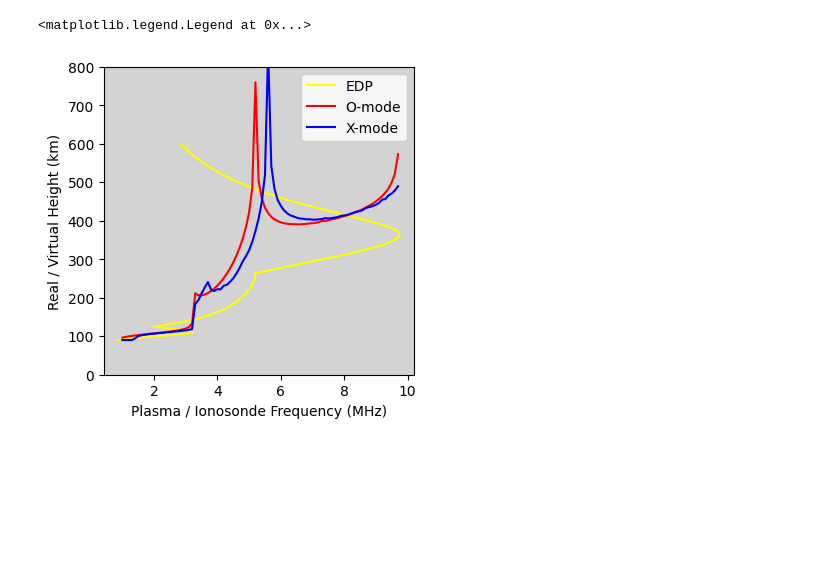
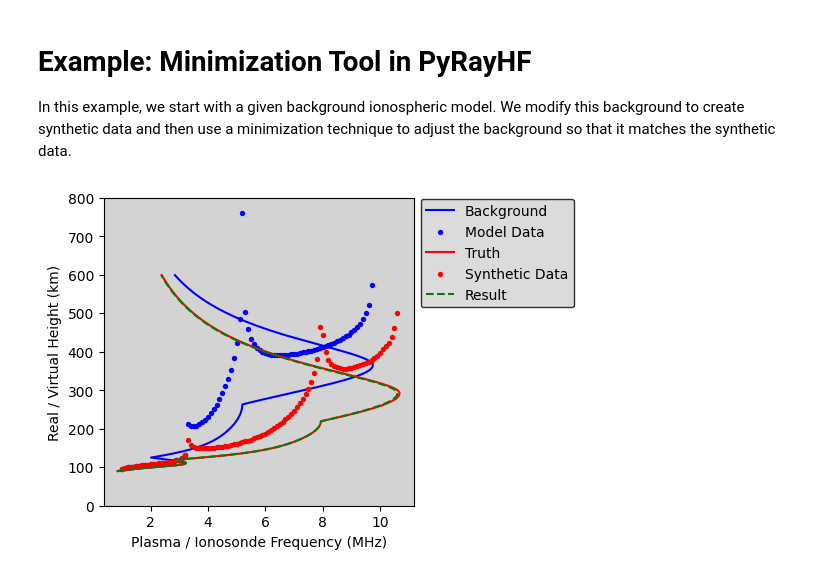
Before and after one commit to victoriyaforsythe/PyRayHF, a Jupyter notebook: docs/tutorials/Example_Minimization.ipynb, the cells around one changed output. Cells and saved outputs as stored; diff of their text form; code cells hidden in the pictures; blank space fills up the shorter version.

Commit message:
minimization example is added

```diff
--- a/docs/tutorials/Example_Minimization.ipynb
+++ b/docs/tutorials/Example_Minimization.ipynb
@@ -0,0 +1,5 @@
+# %% [markdown]
+# Example: Minimization Tool in PyRayHF
+In this example, we start with a given background ionospheric model.
+We modify this background to create synthetic data and then use a minimization
+technique to adjust the background so that it matches the synthetic data.
@@ -1,59 +76,26 @@
 # %%
-import pickle
-
-import matplotlib.pyplot as plt
-
-import PyRayHF
-
-
-# Load input arrays from the example.
-# See Example_Generate_Input_Arrays for how to create input arrays using PyIRI.
-file_open = 'Example_input.p'
-input_arrays = pickle.load(open(file_open, 'rb'))
-for key in input_arrays:
-        print(key)
-stop
-# Compute virtual height for the ordinary 'O' propagation mode.
-# A low number of vertical grid points is sufficient for O-mode (e.g., 200).
-mode = 'O'
-n_points = 200
-vh_O = PyRayHF.library.vertical_forward_operator(input_arrays['freq'],
-                                                 input_arrays['den'],
-                                                 input_arrays['bmag'],
-                                                 input_arrays['bpsi'],
-                                                 input_arrays['alt'],
-                                                 mode,
-                                                 n_points)
-
-# Compute virtual height for the extraordinary 'X' propagation mode.
-# A high number of vertical grid points is recommended for X-mode (e.g., 20000),
-# since the result may be noisy at low resolution.
-mode = 'X'
-n_points = 20000
-vh_X = PyRayHF.library.vertical_forward_operator(input_arrays['freq'],
-                                                 input_arrays['den'],
-                                                 input_arrays['bmag'],
-                                                 input_arrays['bpsi'],
-                                                 input_arrays['alt'],
-                                                 mode,
-                                                 n_points)
-
 # Plot the results.
 # The electron density profile (EDP) is converted from plasma density to plasma
 # frequency and plotted using real altitude on the y-axis.
-# Virtual heights for O-mode and X-mode are plotted with ionosonde frequency on
+# Virtual heights for O-mode are plotted with ionosonde frequency on
 # the x-axis and virtual height on the y-axis.
 fig, ax = plt.subplots(1, 1)
 fig.set_size_inches(4, 4)
 ax.set_ylim([0, 800])
-ax.set_facecolor("lightgray")
+ax.set_facecolor('lightgray')
 ax.set_ylabel('Real / Virtual Height (km)')
 ax.set_xlabel('Plasma / Ionosonde Frequency (MHz)')
-ax.plot(PyRayHF.library.den2freq(input_arrays['den']) / 1e6, input_arrays['alt'],
-        c='yellow', label='EDP', zorder=1)
-ax.plot(input_arrays['freq'], vh_O, c='red', label='O-mode', zorder=2)
-ax.plot(input_arrays['freq'], vh_X, c='blue', label='X-mode', zorder=2)
-plt.legend()
+ax.plot(PyRayHF.library.den2freq(input_example['den']) / 1e6,
+        input_example['alt'], c='blue', label='Background', zorder=1)
+ax.scatter(input_example['freq'], vh_back, c='blue', label='Model Data',
+           zorder=1, linewidth=0, s=15)
+ax.plot(PyRayHF.library.den2freq(EDP_truth) / 1e6,
+        input_example['alt'], c='red', label='Truth', zorder=2)
+ax.scatter(input_example['freq'], vh_data, c='red', label='Synthetic Data',
+           zorder=2, linewidth=0, s=15)
+ax.plot(PyRayHF.library.den2freq(EDP_result) / 1e6,
+        input_example['alt'], '--', c='green', label='Result', zorder=3)
+leg = plt.legend(bbox_to_anchor=(1.0, 1.02), facecolor='lightgray', frameon=True)
+leg.get_frame().set_edgecolor('black')
 # %% [output]
-<matplotlib.legend.Legend at 0x...>
-[figure, old version]
+[figure, new version]
```
Also changed, not shown: parts of 1 cell of this notebook, 6 other files.
